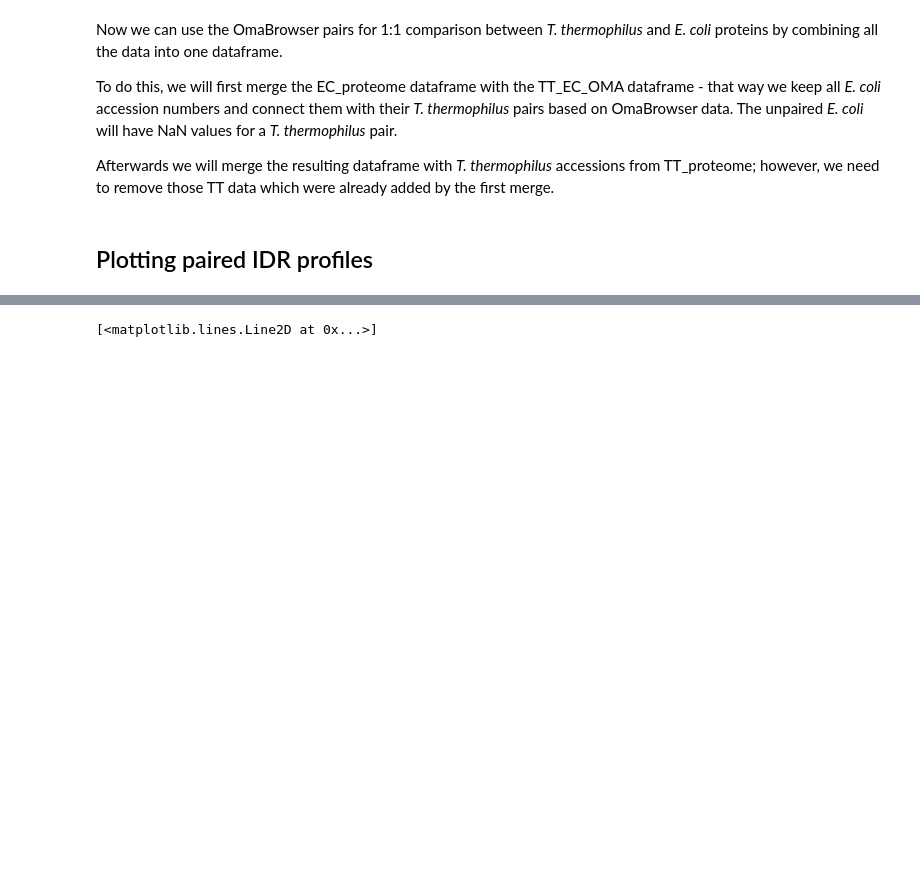
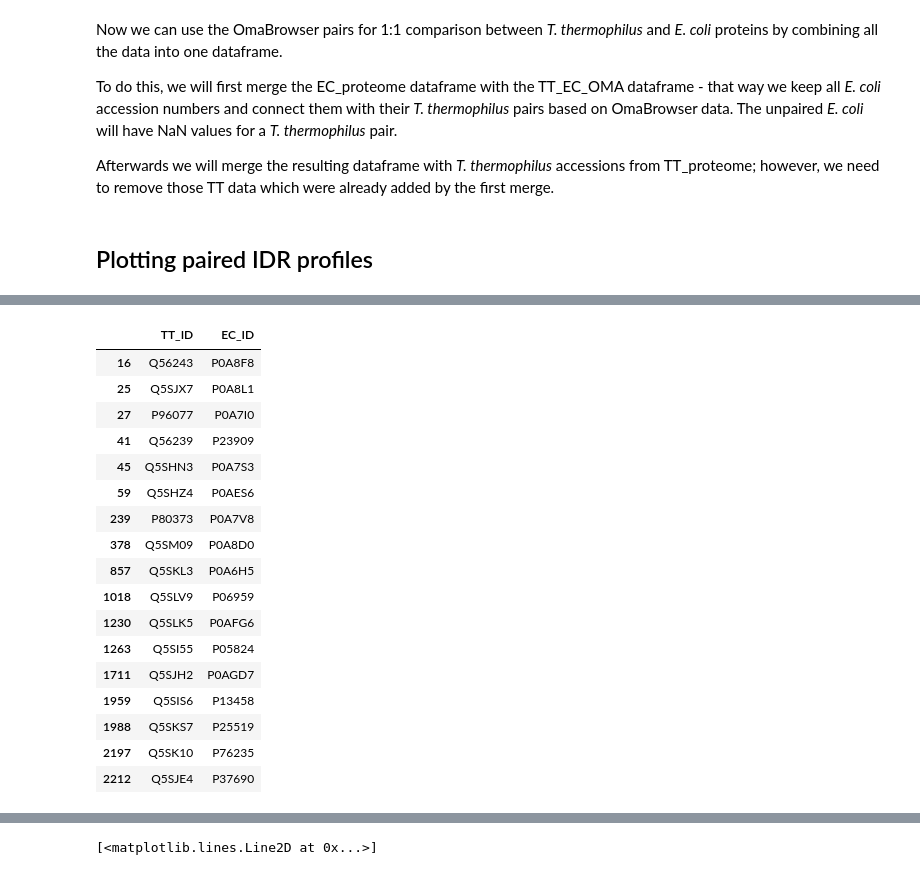
Before and after one commit to alibekk93/IDP_analysis, a Jupyter notebook: IDP_analysis.ipynb, the cells around one changed output, grey strips where cells are left out. Saved outputs shown, nothing was run; the diff lists cells and outputs as text; code cells hidden in the pictures; blank space fills up the shorter version.

```diff
--- a/IDP_analysis.ipynb
+++ b/IDP_analysis.ipynb
@@ -726 +732,22 @@ plt.tight_layout()
+# %%
+IDP_pairs.query('TT_longest_IDR>=50 & EC_longest_IDR>=50')[['TT_ID', 'EC_ID']]
+# %% [output]
+|  | TT_ID | EC_ID |
+| 16 | Q56243 | P0A8F8 |
+| 25 | Q5SJX7 | P0A8L1 |
+| 27 | P96077 | P0A7I0 |
+| 41 | Q56239 | P23909 |
+| 45 | Q5SHN3 | P0A7S3 |
+| 59 | Q5SHZ4 | P0AES6 |
+| 239 | P80373 | P0A7V8 |
+| 378 | Q5SM09 | P0A8D0 |
+| 857 | Q5SKL3 | P0A6H5 |
+| 1018 | Q5SLV9 | P06959 |
+| 1230 | Q5SLK5 | P0AFG6 |
+| 1263 | Q5SI55 | P05824 |
+| 1711 | Q5SJH2 | P0AGD7 |
+| 1959 | Q5SIS6 | P13458 |
+| 1988 | Q5SKS7 | P25519 |
+| 2197 | Q5SK10 | P76235 |
+| 2212 | Q5SJE4 | P37690 |
 # %%
```
Also changed, not shown: parts of 6 cells of this notebook.
